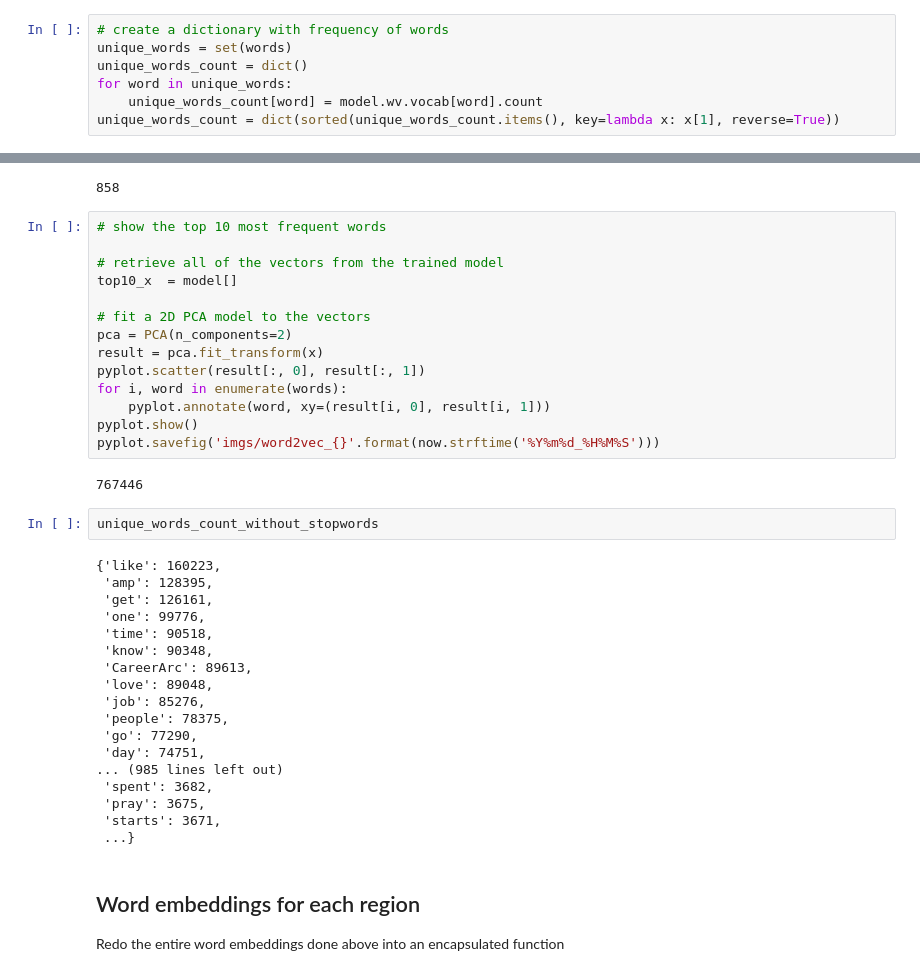
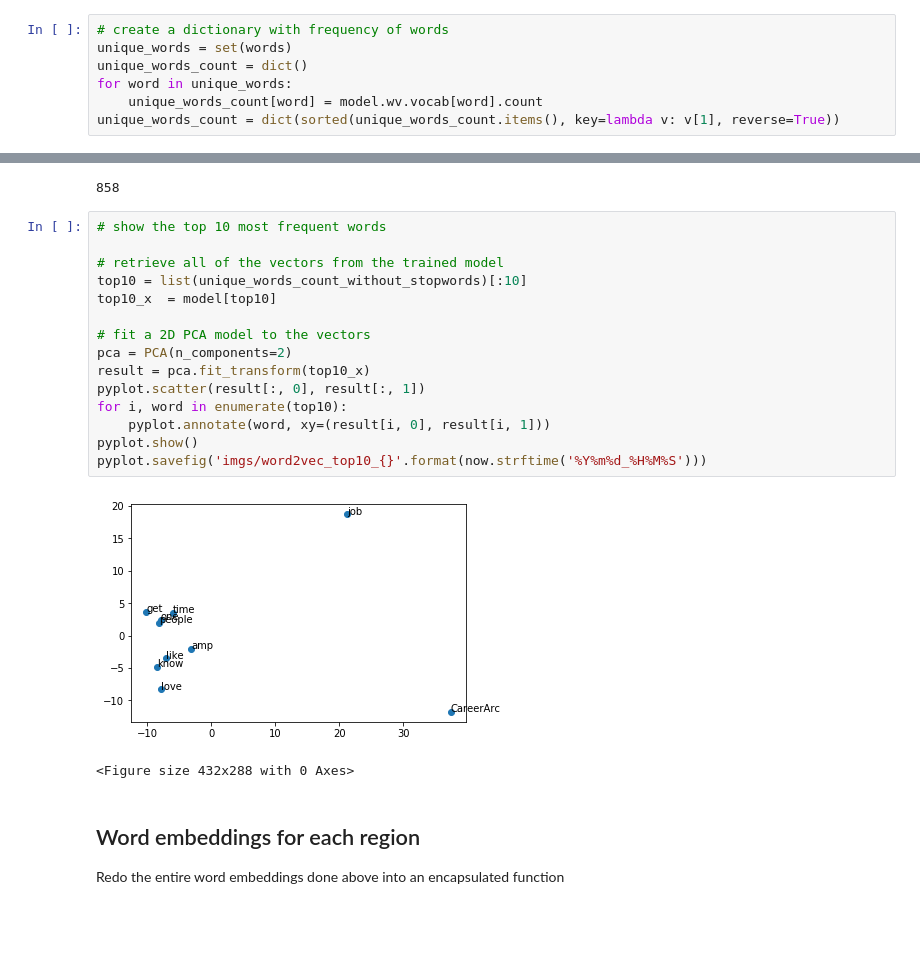
Before and after one commit to tiffapedia/w266-final, a Jupyter notebook: divya-models/word_embeddings_and_attention_translation_models.ipynb, the cells around one changed output, grey strips where cells are left out. Cells and saved outputs as stored; diff of their text form; blank space fills up the shorter version.

Commit message:
working word embeddings

```diff
--- a/divya-models/word_embeddings_and_attention_translation_models.ipynb
+++ b/divya-models/word_embeddings_and_attention_translation_models.ipynb
@@ -196,7 +221,7 @@ unique_words = set(words)
 unique_words_count = dict()
 for word in unique_words:
     unique_words_count[word] = model.wv.vocab[word].count
-unique_words_count = dict(sorted(unique_words_count.items(), key=lambda x: x[1], reverse=True))
+unique_words_count = dict(sorted(unique_words_count.items(), key=lambda v: v[1], reverse=True))
 # %%
 # create a copy of that dictionary
 unique_words_count_without_stopwords = unique_words_count.copy()
@@ -214,39 +239,21 @@ len(unique_words_count) - len(unique_words_count_without_stopwords)
 # %%
 # show the top 10 most frequent words
 
 # retrieve all of the vectors from the trained model
-top10_x  = model[]
+top10 = list(unique_words_count_without_stopwords)[:10]
+top10_x  = model[top10]
 
 # fit a 2D PCA model to the vectors
 pca = PCA(n_components=2)
-result = pca.fit_transform(x)
+result = pca.fit_transform(top10_x)
 pyplot.scatter(result[:, 0], result[:, 1])
-for i, word in enumerate(words):
+for i, word in enumerate(top10):
     pyplot.annotate(word, xy=(result[i, 0], result[i, 1]))
 pyplot.show()
-pyplot.savefig('imgs/word2vec_{}'.format(now.strftime('%Y%m%d_%H%M%S')))
+pyplot.savefig('imgs/word2vec_top10_{}'.format(now.strftime('%Y%m%d_%H%M%S')))
 # %% [output]
+[figure, added]
-767446
+<Figure size 432x288 with 0 Axes>
-# %%
-unique_words_count_without_stopwords
-# %% [output]
-{'like': 160223,
- 'amp': 128395,
- 'get': 126161,
- 'one': 99776,
- 'time': 90518,
- 'know': 90348,
- 'CareerArc': 89613,
- 'love': 89048,
- 'job': 85276,
- 'people': 78375,
- 'go': 77290,
- 'day': 74751,
-... (985 lines left out)
- 'spent': 3682,
- 'pray': 3675,
- 'starts': 3671,
- ...}
 # %% [markdown]
 ## Word embeddings for each region
 
```
Also changed, not shown: parts of 4 cells of this notebook, 24 other files.
